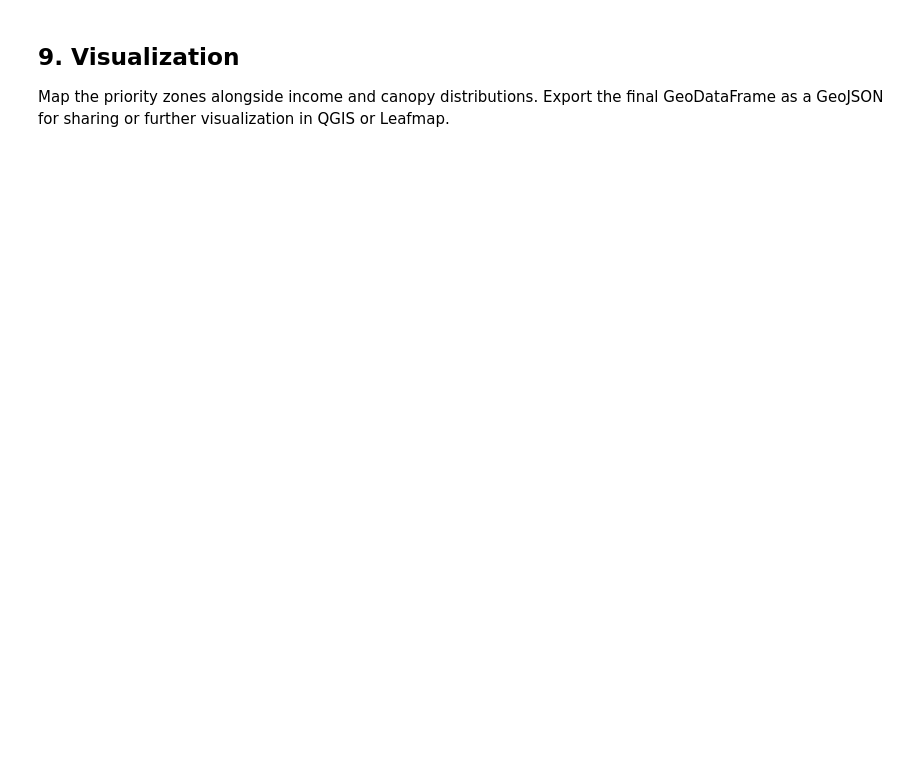
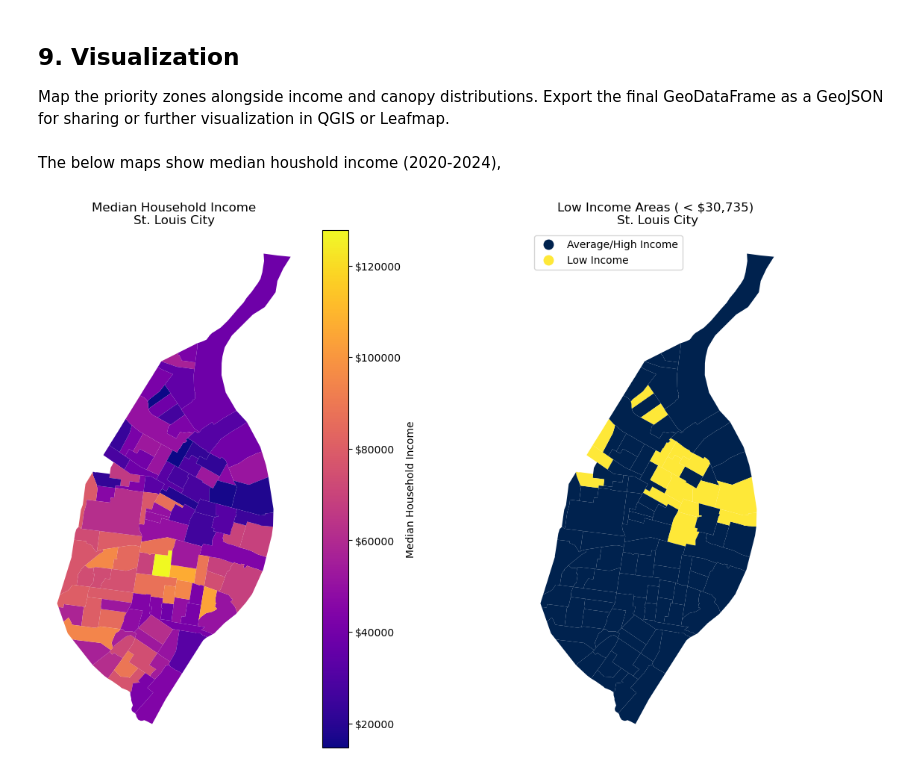
Before and after one commit to dander1989/urban_shade_income, a Jupyter notebook: notebook.ipynb, the cells around one changed output. Drawn from its saved outputs; the diff is of its cells as text; code cells hidden in the pictures; blank space fills up the shorter version.

```diff
--- a/notebook.ipynb
+++ b/notebook.ipynb
@@ -297,0 +341,37 @@ Map the priority zones alongside income and canopy distributions. Export the fin
+# %%
+# Map columns with labels for binary (0/1) outcomes
+stl_zonal_df_join['low_canopy_label'] = stl_zonal_df_join['low_canopy_flag'].map({0: 'Average/High Canopy', 1: 'Low Canopy'})
+stl_zonal_df_join['low_income_label'] = stl_zonal_df_join['low_income_flag'].map({0: 'Average/High Income', 1: 'Low Income'})
+stl_zonal_df_join['priority_z_label'] = stl_zonal_df_join['priority_zone'].map({0: 'Non-priority Zone', 1: 'Priority Zone'})
+
+# Use numpy.select for the combined categorical map column
+conditions = [(stl_zonal_df_join['low_income_flag'] == 1) & (stl_zonal_df_join['low_canopy_flag'] == 1),
+    (stl_zonal_df_join['low_income_flag'] == 1) & (stl_zonal_df_join['low_canopy_flag'] == 0),
+    (stl_zonal_df_join['low_income_flag'] == 0) & (stl_zonal_df_join['low_canopy_flag'] == 1),
+    (stl_zonal_df_join['low_income_flag'] == 0) & (stl_zonal_df_join['low_canopy_flag'] == 0)]
+choices = ["Priority Zone", "Low Income Only", "Low Canopy Only", "Neither"]
+stl_zonal_df_join['zone_category'] = np.select(conditions, choices, default='Neither')
+
+# Convert to gdf
+stl_zonal_df_join = gpd.GeoDataFrame(stl_zonal_df_join, geometry='geometry', crs=stl_tracts_merged.crs)
+# %% [markdown]
+The below maps show median houshold income (2020-2024),
+# %%
+# Visualization and export goes here
+
+# Median Household Income
+fig, (ax1, ax2) = plt.subplots(1, 2, figsize=(15, 9))
+stl_zonal_df_join.plot(column='median_income', ax=ax1, legend=True, cmap="plasma",legend_kwds={"label":"Median Household Income",'format':"$%.0f"})
+ax1.set_title("Median Household Income\nSt. Louis City")
+stl_zonal_df_join.plot(column='low_income_label', ax=ax2, legend=True, cmap="cividis",categorical=True, legend_kwds={'loc':'upper left'})
+ax2.set_title("Low Income Areas ( < $30,735) \nSt. Louis City")
+
+# Remove lat/long axes and ticks
+ax1.axis('off')
+ax2.axis('off')
+
+
+plt.savefig(r'figures/median_income_stl.png',dpi=200)
+plt.show()
+# %% [output]
+[figure, added]
```
Also changed, not shown: parts of 32 cells of this notebook, 7 other files.
